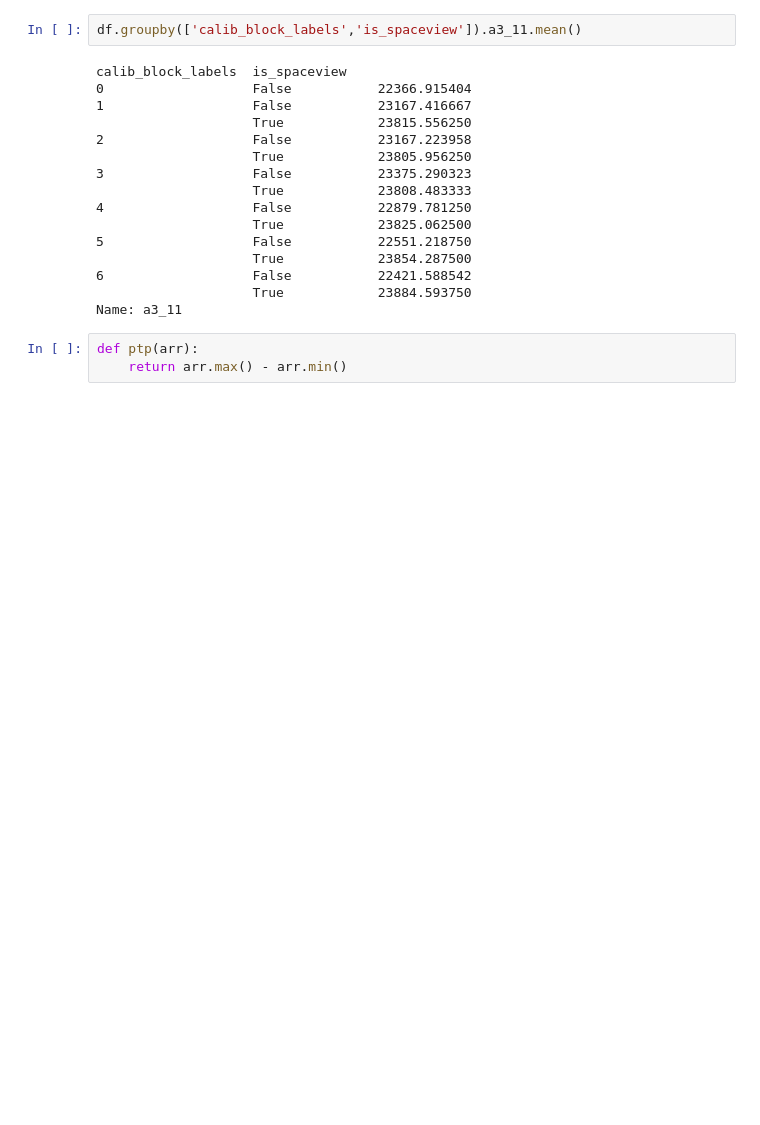
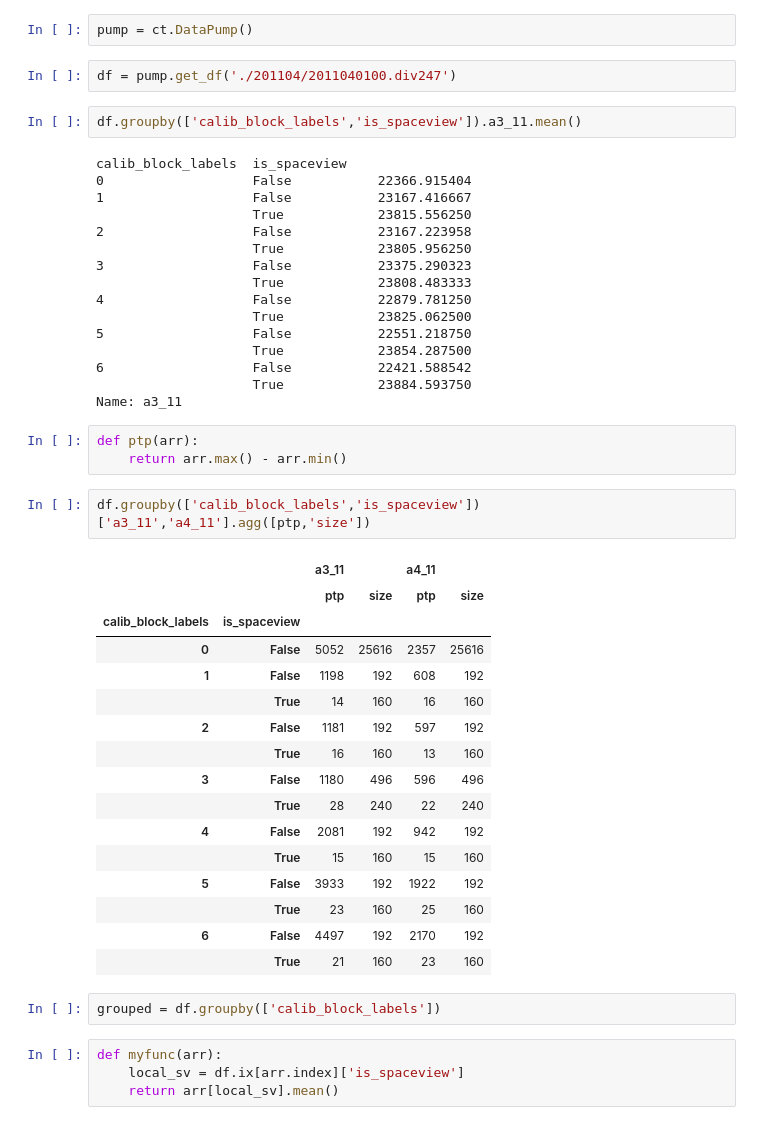
Before and after one commit to lro-diviner/divcalib, a Jupyter notebook: Diviner hourly.ipynb, the cells around one changed output. Saved outputs shown, nothing was run; the diff lists cells and outputs as text; blank space fills up the shorter version.

```diff
--- a/Diviner hourly.ipynb
+++ b/Diviner hourly.ipynb
@@ -175,3 +172,7 @@ True      1600
+# %%
+pump = ct.DataPump()
+# %%
+df = pump.get_df('./201104/2011040100.div247')
 # %%
 df.groupby(['calib_block_labels','is_spaceview']).a3_11.mean()
 # %% [output]
@@ -193,3 +194,28 @@ Name: a3_11
 # %%
 def ptp(arr):
     return arr.max() - arr.min()
+# %%
+df.groupby(['calib_block_labels','is_spaceview'])['a3_11','a4_11'].agg([ptp,'size'])
+# %% [output]
+|  |  | a3_11 |  | a4_11 |  |
+|  |  | ptp | size | ptp | size |
+| calib_block_labels | is_spaceview |  |  |  |  |
+| 0 | False | 5052 | 25616 | 2357 | 25616 |
+| 1 | False | 1198 | 192 | 608 | 192 |
+|  | True | 14 | 160 | 16 | 160 |
+| 2 | False | 1181 | 192 | 597 | 192 |
+|  | True | 16 | 160 | 13 | 160 |
+| 3 | False | 1180 | 496 | 596 | 496 |
+|  | True | 28 | 240 | 22 | 240 |
+| 4 | False | 2081 | 192 | 942 | 192 |
+|  | True | 15 | 160 | 15 | 160 |
+| 5 | False | 3933 | 192 | 1922 | 192 |
+|  | True | 23 | 160 | 25 | 160 |
+| 6 | False | 4497 | 192 | 2170 | 192 |
+|  | True | 21 | 160 | 23 | 160 |
+# %%
+grouped = df.groupby(['calib_block_labels'])
+# %%
+def myfunc(arr):
+    local_sv = df.ix[arr.index]['is_spaceview']
+    return arr[local_sv].mean()
```
Also changed, not shown: parts of 21 cells of this notebook, 2 other files.
